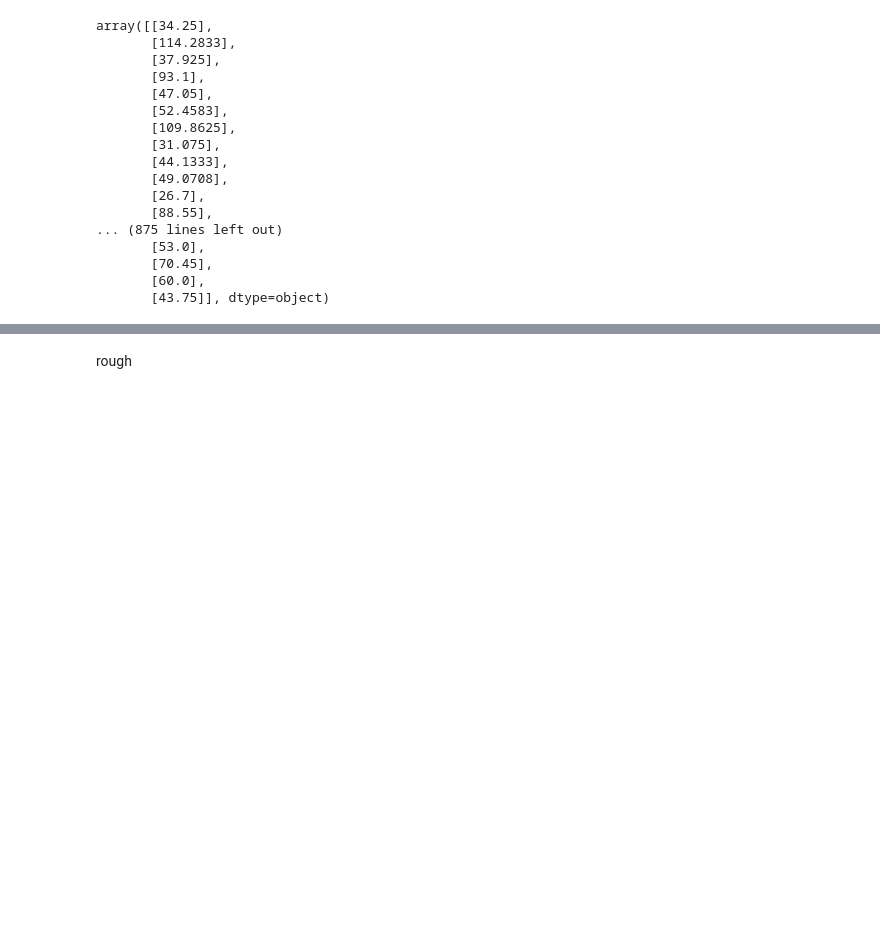
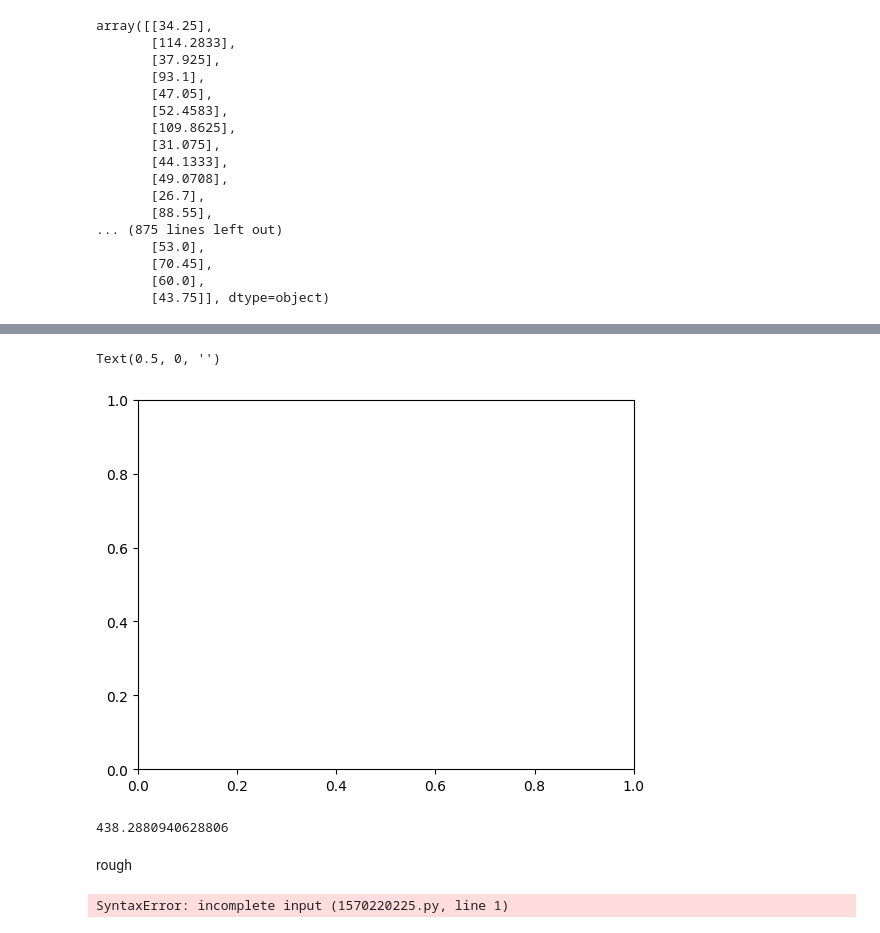
Before and after one commit to sauravbhusal/LOGISTIC_REGRESSION_FROM_SCRATCH, a Jupyter notebook: Logistic_Regression.ipynb, the cells around one changed output, grey strips where cells are left out. Drawn from its saved outputs; the diff is of its cells as text; code cells hidden in the pictures; blank space fills up the shorter version.

Commit message:
added some functions

```diff
--- a/Logistic_Regression.ipynb
+++ b/Logistic_Regression.ipynb
@@ -195,8 +232,19 @@ AttributeError: 'numpy.ndarray' object has no attribute 'isna'
+# %%
+plt.plot
+plt.xlabel('')
+# %% [output]
+Text(0.5, 0, '')
+[figure, added]
+# %%
+computecost(x,y,theta)
+# %% [output]
+438.2880940628806
 # %% [markdown]
 rough
 # %%
-#defining cost function
-j = np.sum((-y*log())
+#j = np.sum((-y*log())
+# %% [output]
+SyntaxError: incomplete input (1570220225.py, line 1)
 # %%
 age = np.int32(train_data['Age'])
 # %%
```
Also changed, not shown: parts of 15 cells of this notebook.
